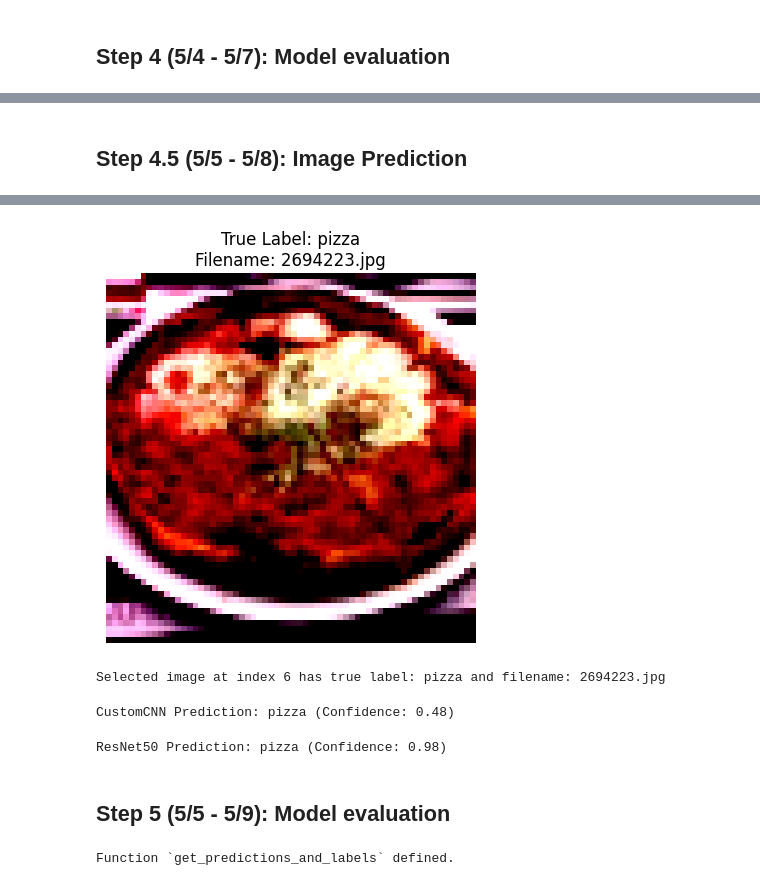
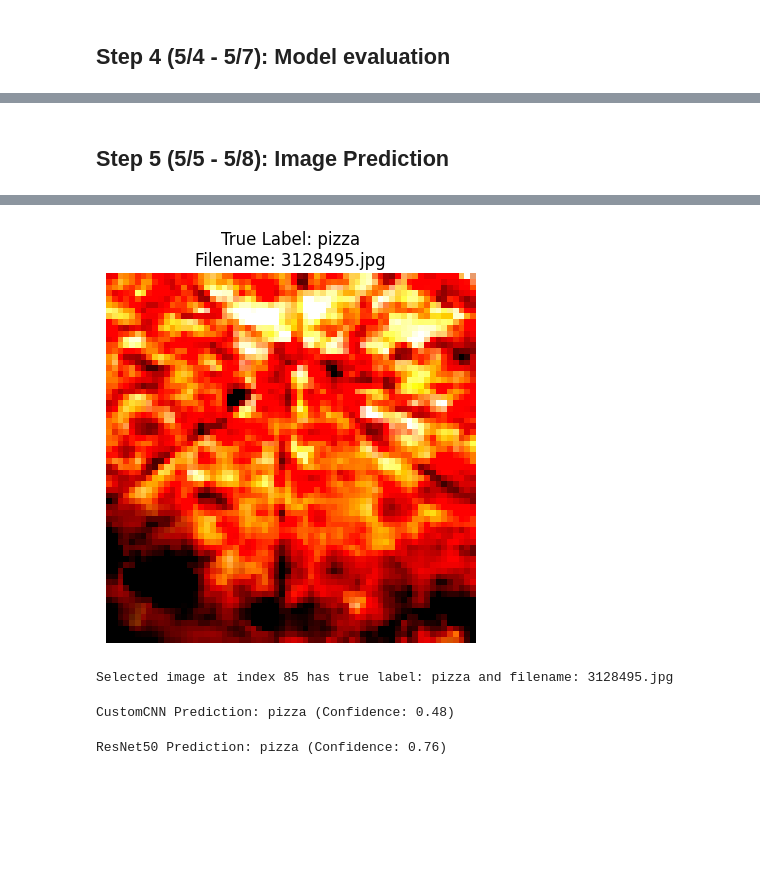
Before and after one commit to sjensen39/CRiSSP, a Jupyter notebook: CRiSSP_Sofie_Sanya.ipynb, the cells around one changed output, grey strips where cells are left out. Cells and saved outputs as stored; diff of their text form; code cells hidden in the pictures; blank space fills up the shorter version.

```diff
--- a/CRiSSP_Sofie_Sanya.ipynb
+++ b/CRiSSP_Sofie_Sanya.ipynb
@@ -312,7 +374,7 @@ criterion_cnn = nn.CrossEntropyLoss() # Suitable for multi-class classification
 optimizer_cnn = torch.optim.Adam(custom_cnn_model.parameters(), lr=0.001) # Adam optimizer with a learning rate of 0.001
 # %%
 # Training Loop for CustomCNN
-num_epochs_cnn = 26 # based on the validation and traning loss and accuracy plots
+num_epochs_cnn = 12 # based on the validation and traning loss and accuracy plots
 
 # Initialize lists to store metrics
 train_losses_cnn = []
@@ -328,7 +390,7 @@ for epoch in range(num_epochs_cnn):
     correct_predictions = 0
     total_samples = 0
 
-    for i, (inputs, labels) in enumerate(train_loader_cnn):
+    for i, (inputs, labels) in enumerate(train_loader):
         inputs, labels = inputs.to(device), labels.to(device)
 
         # Zero the parameter gradients
@@ -361,7 +423,7 @@ for epoch in range(num_epochs_cnn):
     val_correct_predictions = 0
     val_total_samples = 0
     with torch.no_grad(): # Disable gradient calculation for validation
-        for inputs, labels in val_loader_cnn:
+        for inputs, labels in val_loader:
             inputs, labels = inputs.to(device), labels.to(device)
             outputs = custom_cnn_model(inputs)
             loss = criterion_cnn(outputs, labels)
@@ -376,9 +438,11 @@ for epoch in range(num_epochs_cnn):
     val_losses_cnn.append(epoch_val_loss)
     val_accuracies_cnn.append(epoch_val_accuracy)
 
-    # print(f"Epoch {epoch+1}/{num_epochs_cnn}, Train Loss: {epoch_train_loss:.4f}, Train Accuracy: {epoch_train_accuracy:.4f}, Val Loss: {epoch_val_loss:.4f}, Val Accuracy: {epoch_val_accuracy:.4f}")
+    print(f"Epoch {epoch+1}/{num_epochs_cnn}, Train Loss: {epoch_train_loss:.4f}, Train Accuracy: {epoch_train_accuracy:.4f}, Val Loss: {epoch_val_loss:.4f}, Val Accuracy: {epoch_val_accuracy:.4f}")
 
 print("Training of CustomCNN complete!")
-# when rerunning this cell, make sure to rerun the three before this one
+
+# Note:
+# when rerunning this cell, make sure to rerun everything starting at the step 2 cell
 # (aka the entire "Step 2" section)
 # %% [output]
@@ -453,7 +506,7 @@ resnet_model = resnet_model.to(device)
 # %%
 from torch.optim import lr_scheduler
 
-num_epochs = 15 # based on the validation and training loss and accuracy plots
+resnet_num_epochs = 14 # based on the validation and training loss and accuracy plots
 
 criterion_resnet = nn.CrossEntropyLoss()
 
@@ -472,13 +525,13 @@ val_accuracies_resnet = []
 
 print(f"Starting training for ResNet50 on {device}...")
 
-for epoch in range(num_epochs):
+for epoch in range(resnet_num_epochs):
     resnet_model.train() # Set the model to training mode
     running_loss = 0.0
     correct_predictions = 0
     total_samples = 0
 
-    for images, labels in train_loader_resnet:
+    for images, labels in train_loader:
         images, labels = images.to(device), labels.to(device)
 
         optimizer_resnet.zero_grad()
@@ -505,7 +558,7 @@ for epoch in range(num_epochs):
     val_correct_predictions_resnet = 0
     val_total_samples_resnet = 0
     with torch.no_grad(): # Disable gradient calculation for validation
-        for inputs, labels in val_loader_resnet:
+        for inputs, labels in val_loader:
             inputs, labels = inputs.to(device), labels.to(device)
             outputs = resnet_model(inputs)
             loss = criterion_resnet(outputs, labels)
@@ -523,7 +576,7 @@ for epoch in range(num_epochs):
     # Step the scheduler after each epoch
     scheduler.step()
 
-    # print(f"Epoch [{epoch+1}/{num_epochs}], Train Loss: {epoch_train_loss:.4f}, Train Accuracy: {epoch_train_accuracy:.4f}, Val Loss: {epoch_val_loss_resnet:.4f}, Val Accuracy: {epoch_val_accuracy_resnet:.4f}")
+    print(f"Epoch [{epoch+1}/{resnet_num_epochs}], Train Loss: {epoch_train_loss:.4f}, Train Accuracy: {epoch_train_accuracy:.4f}, Val Loss: {epoch_val_loss_resnet:.4f}, Val Accuracy: {epoch_val_accuracy_resnet:.4f}")
 
 print("Training of ResNet50 complete!")
 # %% [output]
@@ -650,45 +788,42 @@ ResNet50 Test Accuracy: 90.27%
 # %% [markdown]
-## Step 4.5 (5/5 - 5/8): Image Prediction
+## Step 5 (5/5 - 5/8): Image Prediction
 # %%
-import matplotlib.pyplot as plt
-import os
-
 # --- Image Selection: Choose ONE of the following methods ---
 
 # Method 1: Specify by image index
-image_index_selection = 6 # Uncomment and set an integer index (e.g., 0 to len(test_dataset)-1)
-image_filename_selection = None # Keep as None if using index selection
+# image_index_selection = 290 # Uncomment and set an integer index (e.g., 0 to len(test_dataset)-1)
+# image_filename_selection = None # Keep as None if using index selection
 
 # Method 2: Specify by image filename
-# image_index_selection = None
-# image_filename_selection = '2785084.jpg' # Uncomment and set a string filename (e.g., '3398309.jpg')
+image_index_selection = None
+image_filename_selection = '3128495.jpg' # Uncomment and set a string filename (e.g., '3398309.jpg')
 
 # -----------------------------------------------------------
 
 # Get the class names
-class_names = test_dataset_cnn.classes
+class_names = test_dataset.classes
 
 # Determine image_index and image_filename based on selection
 if image_index_selection is not None:
     image_index = image_index_selection
-    image_filepath = test_dataset_cnn.samples[image_index][0]
+    image_filepath = test_dataset.samples[image_index][0]
     image_filename = os.path.basename(image_filepath)
 elif image_filename_selection is not None:
     image_filename = image_filename_selection
     found_index = -1
-    for i, (path, _) in enumerate(test_dataset_cnn.samples):
+    for i, (path, _) in enumerate(test_dataset.samples):
         if os.path.basename(path) == image_filename:
             found_index = i
             break
     if found_index == -1:
         raise ValueError(f"Filename '{image_filename}' not found in the test dataset.")
     image_index = found_index
-    image_filepath = test_dataset_cnn.samples[image_index][0]
+    image_filepath = test_dataset.samples[image_index][0]
 else:
     raise ValueError("Please specify either 'image_index_selection' or 'image_filename_selection'.")
 
 # Retrieve image and true label from the dataset using the determined index
-original_image, true_label_idx = test_dataset_cnn[image_index]
+original_image, true_label_idx = test_dataset[image_index]
 true_label_name = class_names[true_label_idx]
 
 # Display the original image and its true label
@@ -703,5 +838,5 @@ WARNING:matplotlib.image:Clipping input data to the valid range for imshow with
-[figure, old version]
+[figure, new version]
-Selected image at index 6 has true label: pizza and filename: 2694223.jpg
+Selected image at index 85 has true label: pizza and filename: 3128495.jpg
 # %%
 # Preprocess and predict with CustomCNN
 
@@ -732,7 +867,7 @@ CustomCNN Prediction: pizza (Confidence: 0.48)
 # The raw_image is already loaded in the previous cell
 
 # Apply ResNet50 specific transformations
-resnet_input = resnet_test_transform(raw_image).unsqueeze(0).to(device) # Add batch dimension and move to device
+resnet_input = test_transform(raw_image).unsqueeze(0).to(device) # Add batch dimension and move to device
 
 # Make prediction with ResNet50
 resnet_model.eval() # Set model to evaluation mode
@@ -753,31 +888,4 @@ resnet_confidence = resnet_probabilities[0, predicted_idx_item].item()
 
 print(f"ResNet50 Prediction: {resnet_predicted_class} (Confidence: {resnet_confidence:.2f})")
 # %% [output]
-ResNet50 Prediction: pizza (Confidence: 0.98)
+ResNet50 Prediction: pizza (Confidence: 0.76)
-# %% [markdown]
-## Step 5 (5/5 - 5/9): Model evaluation
-# %%
-from sklearn.metrics import confusion_matrix, ConfusionMatrixDisplay
-import seaborn as sns
-import matplotlib.pyplot as plt
-
-# Function to get all predictions and true labels from a model
-def get_predictions_and_labels(model, dataloader, device):
-    model.eval() # Set model to evaluation mode
-    all_labels = []
-    all_preds = []
-    with torch.no_grad():
-        if dataloader is None:
-            print("Dataloader is None, cannot get predictions.")
-            return [], []
-        for images, labels in dataloader:
-            images, labels = images.to(device), labels.to(device)
-            outputs = model(images)
-            _, predicted = torch.max(outputs.data, 1)
-            all_labels.extend(labels.cpu().numpy())
-            all_preds.extend(predicted.cpu().numpy())
-    return all_labels, all_preds
-
-print("Function `get_predictions_and_labels` defined.")
-# %% [output]
-Function `get_predictions_and_labels` defined.
```
Also changed, not shown: parts of 36 cells of this notebook.
